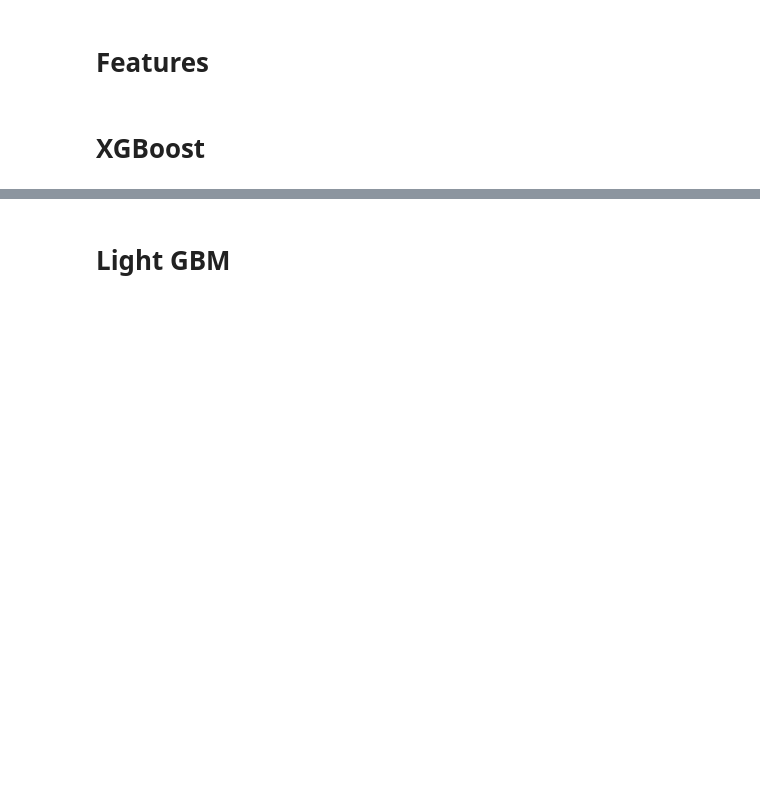
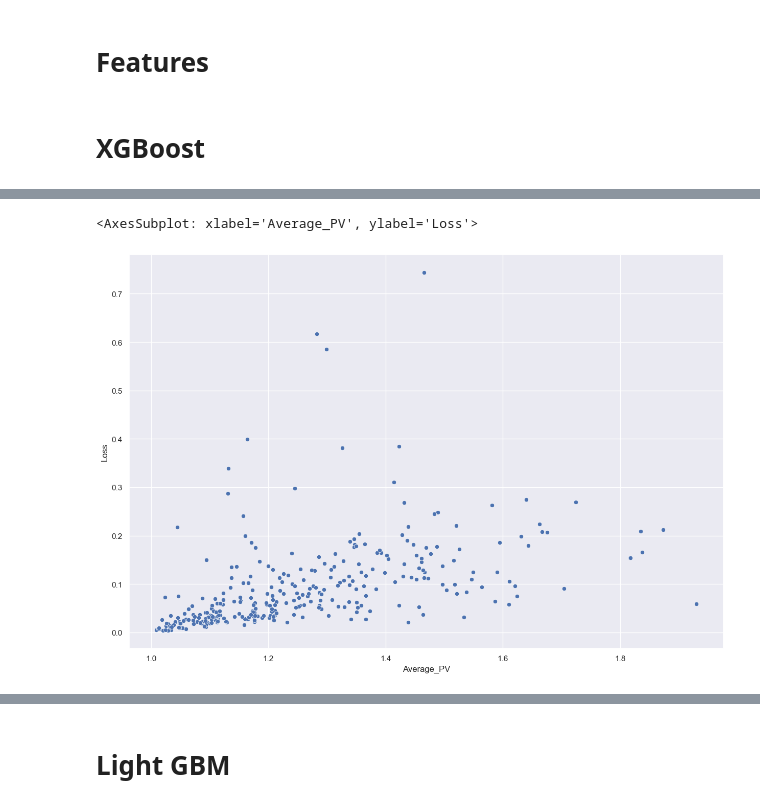
Before and after one commit to MohammadSakhnini/PageView_Prediction, a Jupyter notebook: XGBoost/xg.ipynb, the cells around one changed output, grey strips where cells are left out. Cells and saved outputs as stored; diff of their text form; code cells hidden in the pictures; blank space fills up the shorter version.

```diff
--- a/XGBoost/xg.ipynb
+++ b/XGBoost/xg.ipynb
@@ -177,3 +203,31 @@ sns.scatterplot(data=df_scatter, x="Length", y="Average", hue="Category")
+# %%
+'''
+Scatter Plot x = avg, y = loss
+vergleich
+'''
+
+df_scatter = pd.DataFrame({
+    "Loss": [],
+    "Average_PV": [],
+    "Category": []
+})
+
+for count, i in enumerate(losses_music):
+    df_scatter.loc[count] = [i[0], i[1], "Music"]
+for count, i in enumerate(losses_games):
+    df_scatter.loc[count] = [i[0], i[1], "Games"]
+for count, i in enumerate(losses_movies):
+    df_scatter.loc[count] = [i[0], i[1], "Movies"]
+for count, i in enumerate(losses_literary):
+    df_scatter.loc[count] = [i[0], i[1], "Literary"]
+for count, i in enumerate(lossess_all):
+    df_scatter.loc[count] = [i[0], i[1], "All"]
+
+sns.set(rc={'figure.figsize':(15,10)})
+sns.scatterplot(data=df_scatter, x="Average_PV", y="Loss")
+# %% [output]
+<AxesSubplot: xlabel='Average_PV', ylabel='Loss'>
+[figure, added]
 # %%
 fi = pd.DataFrame(data=xgmodel.feature_importances_,
                   index=xgmodel.feature_names_in_,
```
Also changed, not shown: parts of 7 cells of this notebook, 10 other files.
